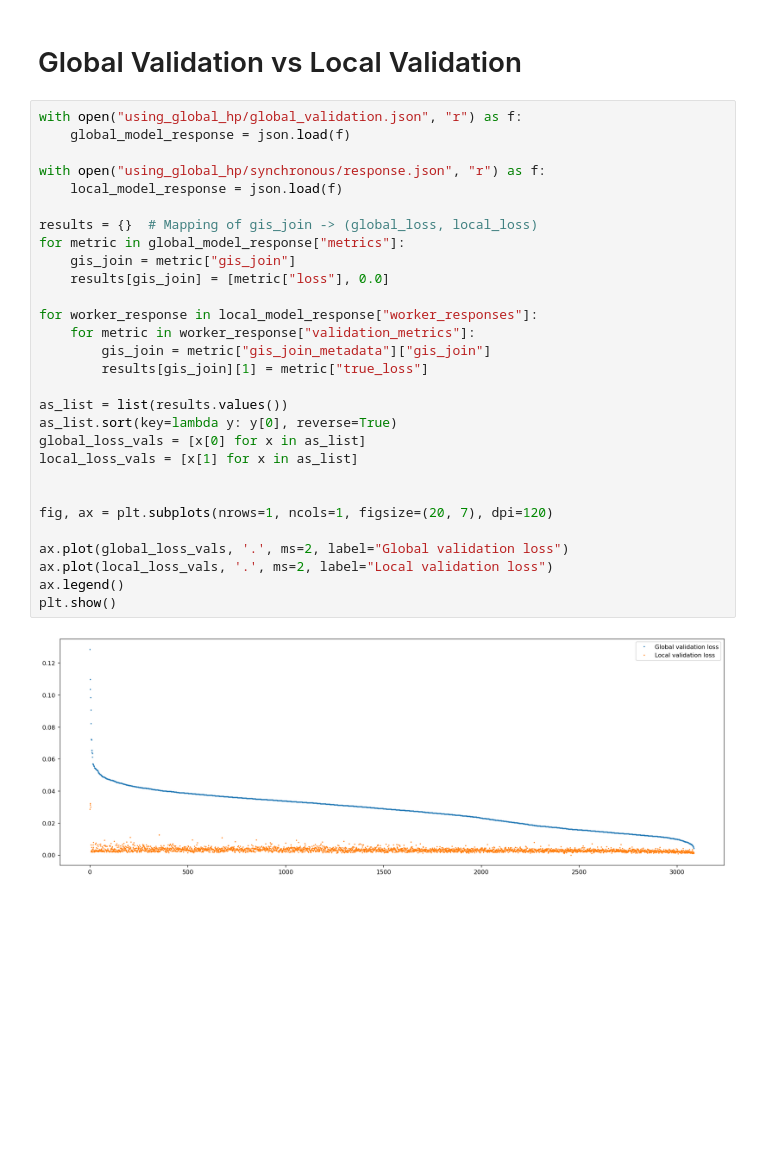
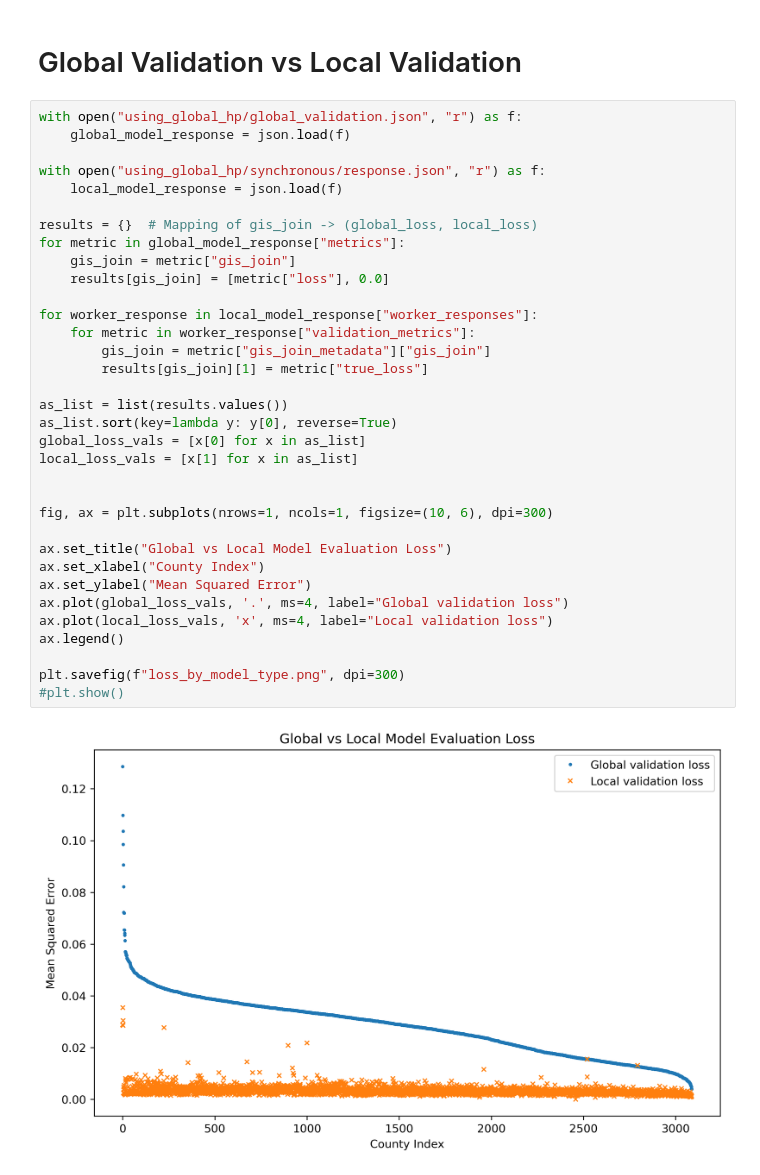
Before and after one commit to inf0rmatiker/model-service, a Jupyter notebook: experiments/calebs_notebook.ipynb, the cells around one changed output. Cells and saved outputs as stored; diff of their text form; blank space fills up the shorter version.

```diff
--- a/experiments/calebs_notebook.ipynb
+++ b/experiments/calebs_notebook.ipynb
@@ -138,31 +171,36 @@ run_25_64_64_64_0001.csv: 0.0009168281103484
 # %%
 with open("using_global_hp/global_validation.json", "r") as f:
     global_model_response = json.load(f)
 
 with open("using_global_hp/synchronous/response.json", "r") as f:
     local_model_response = json.load(f)
 
 results = {}  # Mapping of gis_join -> (global_loss, local_loss)
 for metric in global_model_response["metrics"]:
     gis_join = metric["gis_join"]
     results[gis_join] = [metric["loss"], 0.0]
 
 for worker_response in local_model_response["worker_responses"]:
     for metric in worker_response["validation_metrics"]:
         gis_join = metric["gis_join_metadata"]["gis_join"]
         results[gis_join][1] = metric["true_loss"]
 
 as_list = list(results.values())
 as_list.sort(key=lambda y: y[0], reverse=True)
 global_loss_vals = [x[0] for x in as_list]
 local_loss_vals = [x[1] for x in as_list]
 
 
-fig, ax = plt.subplots(nrows=1, ncols=1, figsize=(20, 7), dpi=120)
+fig, ax = plt.subplots(nrows=1, ncols=1, figsize=(10, 6), dpi=300)
 
-ax.plot(global_loss_vals, '.', ms=2, label="Global validation loss")
-ax.plot(local_loss_vals, '.', ms=2, label="Local validation loss")
+ax.set_title("Global vs Local Model Evaluation Loss")
+ax.set_xlabel("County Index")
+ax.set_ylabel("Mean Squared Error")
+ax.plot(global_loss_vals, '.', ms=4, label="Global validation loss")
+ax.plot(local_loss_vals, 'x', ms=4, label="Local validation loss")
 ax.legend()
-plt.show()
+
+plt.savefig(f"loss_by_model_type.png", dpi=300)
+#plt.show()
 # %% [output]
-[figure, old version]
+[figure, new version]
```
Also changed, not shown: parts of 2 cells of this notebook, 2 other files.
